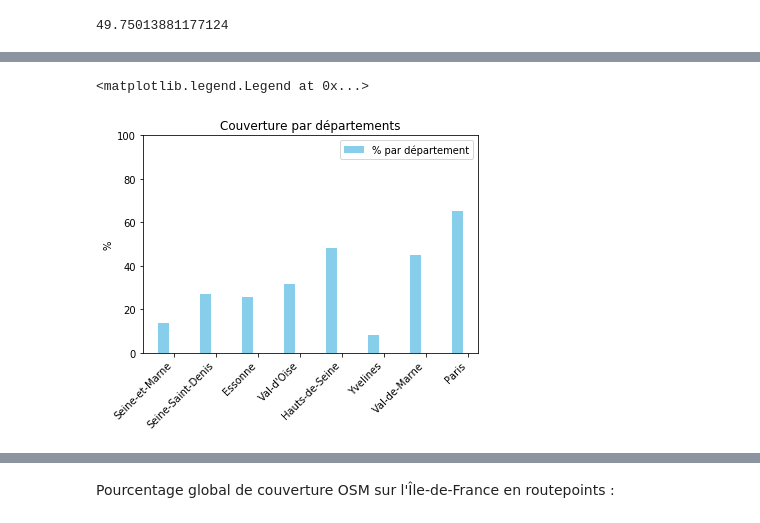
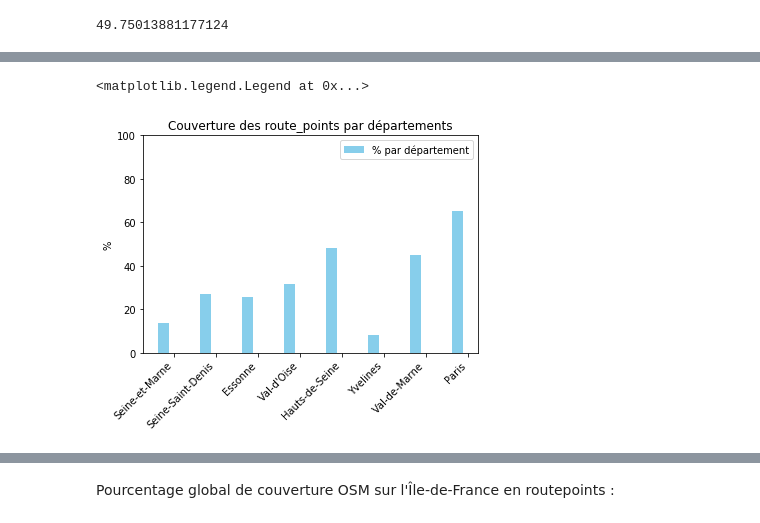
Before and after one commit to Jungle-Bus/ref-fr-STIF, a Jupyter notebook: audit_routepoints/idf_audit.ipynb, the cells around one changed output, grey strips where cells are left out. Saved outputs shown, nothing was run; the diff lists cells and outputs as text; code cells hidden in the pictures.

Commit message:
histo on networks routepoints count

```diff
--- a/audit_routepoints/idf_audit.ipynb
+++ b/audit_routepoints/idf_audit.ipynb
@@ -172,22 +172,22 @@ zones_with_routepoints_count
 | 6 | Val-de-Marne | POLYGON ((2.4163604 48.8492351, 2... | 7585 | 3412 | 44.983520 |
 | 7 | Paris | POLYGON ((2.3301825 48.9010281, 2... | 6828 | 4454 | 65.231400 |
 # %%
-#TODO : histogramme de la couverture en pourcentage par département
+# histogramme de la couverture en pourcentage par département
 width = 0.25  # the width of the bars
 ind = np.arange(zones.shape[0])
 fig, ax = plt.subplots()
 rects = ax.bar(ind - width, zones_with_routepoints_count["couverture_osm"],
                 width, color='SkyBlue', label='% par département')
 # Add some text for labels, title and custom x-axis tick labels, etc.
 ax.set_ylim(0, 100)
 ax.set_ylabel('%')
-ax.set_title('Couverture par départements')
+ax.set_title('Couverture des route_points par départements')
 ax.set_xticks(ind)
 ax.set_xticklabels(zones_with_stoppoints_count["name"], rotation=45, ha='right')
 ax.legend()
 # %% [output]
 <matplotlib.legend.Legend at 0x...>
-[figure, old version]
+[figure, new version]
 # %%
 m = folium.Map([48.8566, 2.3429], zoom_start=9, tiles="OpenStreetMap")
 m.choropleth(geo_data=zones_with_routepoints_count, data=zones_with_routepoints_count, columns=['name', 'couverture_osm'],
```
Also changed, not shown: parts of 2 cells of this notebook.
